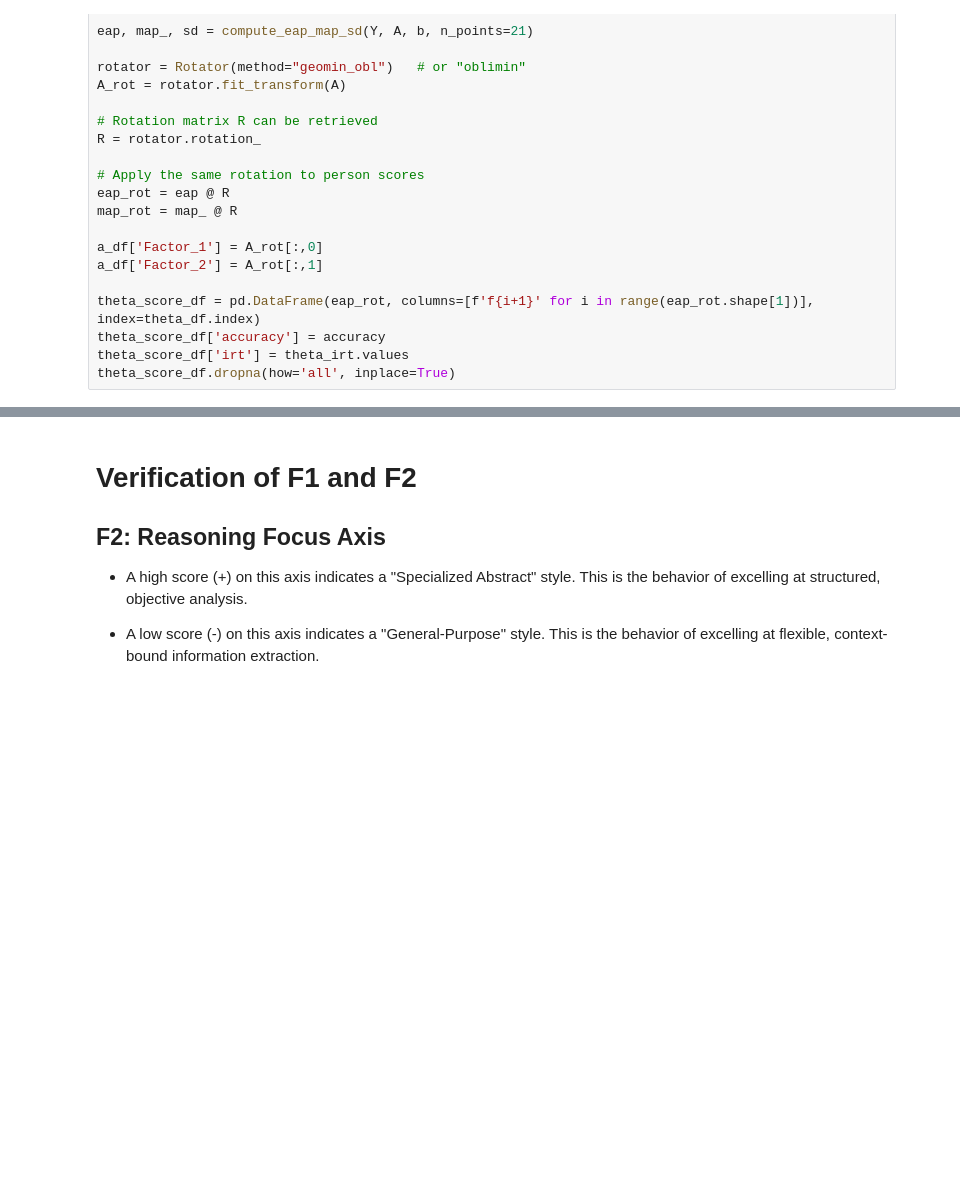
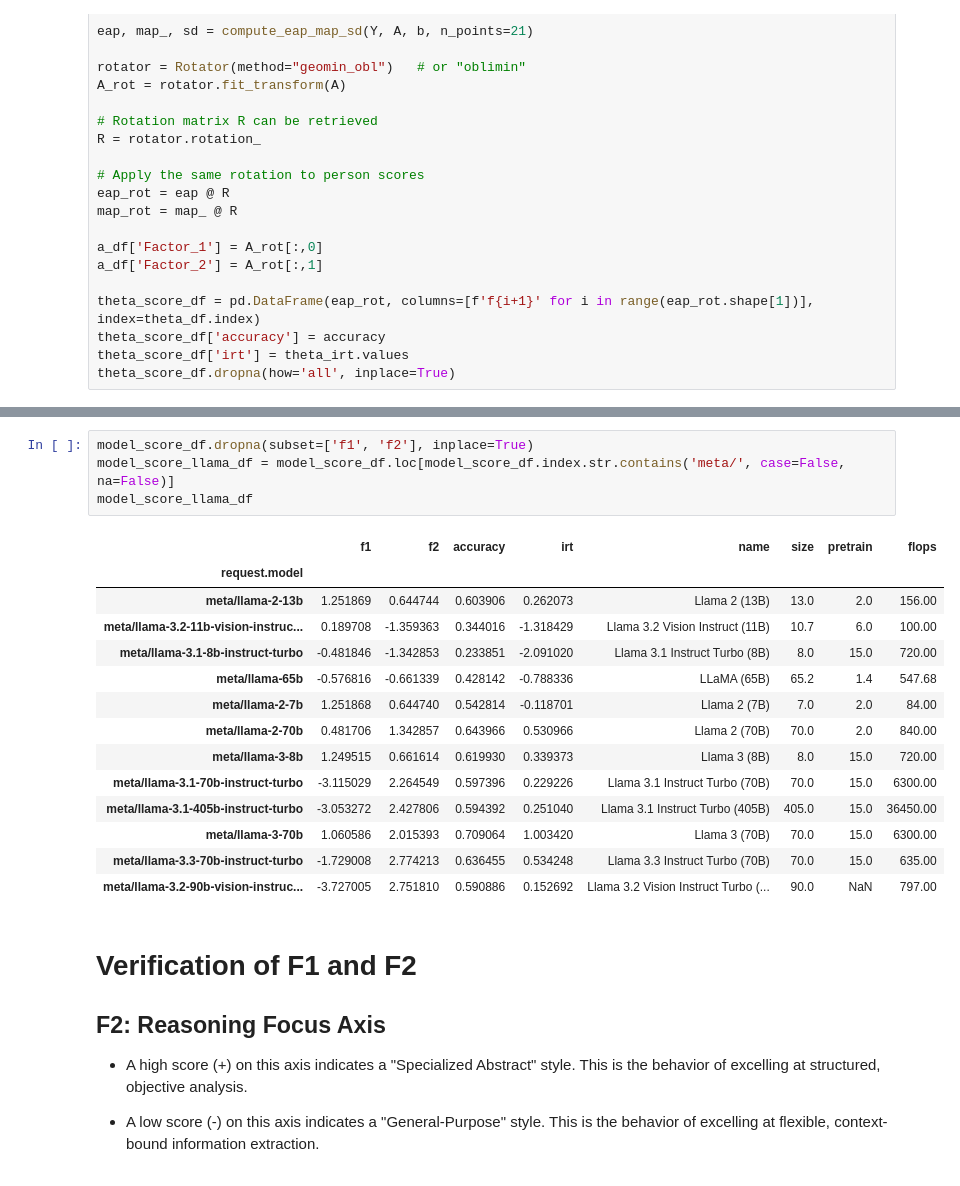
Before and after one commit to ronanhansel/reeval-multi, a Jupyter notebook: mirt-official/calibration.ipynb, the cells around one changed output, grey strips where cells are left out. Drawn from its saved outputs; the diff is of its cells as text; blank space fills up the shorter version.

```diff
--- a/mirt-official/calibration.ipynb
+++ b/mirt-official/calibration.ipynb
@@ -827,3 +817,22 @@ plt.show()
+# %%
+model_score_df.dropna(subset=['f1', 'f2'], inplace=True)
+model_score_llama_df = model_score_df.loc[model_score_df.index.str.contains('meta/', case=False, na=False)]
+model_score_llama_df
+# %% [output]
+|  | f1 | f2 | accuracy | irt | name | size | pretrain | flops |
+| request.model |  |  |  |  |  |  |  |  |
+| meta/llama-2-13b | 1.251869 | 0.644744 | 0.603906 | 0.262073 | Llama 2 (13B) | 13.0 | 2.0 | 156.00 |
+| meta/llama-3.2-11b-vision-instruc... | 0.189708 | -1.359363 | 0.344016 | -1.318429 | Llama 3.2 Vision Instruct (11B) | 10.7 | 6.0 | 100.00 |
+| meta/llama-3.1-8b-instruct-turbo | -0.481846 | -1.342853 | 0.233851 | -2.091020 | Llama 3.1 Instruct Turbo (8B) | 8.0 | 15.0 | 720.00 |
+| meta/llama-65b | -0.576816 | -0.661339 | 0.428142 | -0.788336 | LLaMA (65B) | 65.2 | 1.4 | 547.68 |
+| meta/llama-2-7b | 1.251868 | 0.644740 | 0.542814 | -0.118701 | Llama 2 (7B) | 7.0 | 2.0 | 84.00 |
+| meta/llama-2-70b | 0.481706 | 1.342857 | 0.643966 | 0.530966 | Llama 2 (70B) | 70.0 | 2.0 | 840.00 |
+| meta/llama-3-8b | 1.249515 | 0.661614 | 0.619930 | 0.339373 | Llama 3 (8B) | 8.0 | 15.0 | 720.00 |
+| meta/llama-3.1-70b-instruct-turbo | -3.115029 | 2.264549 | 0.597396 | 0.229226 | Llama 3.1 Instruct Turbo (70B) | 70.0 | 15.0 | 6300.00 |
+| meta/llama-3.1-405b-instruct-turbo | -3.053272 | 2.427806 | 0.594392 | 0.251040 | Llama 3.1 Instruct Turbo (405B) | 405.0 | 15.0 | 36450.00 |
+| meta/llama-3-70b | 1.060586 | 2.015393 | 0.709064 | 1.003420 | Llama 3 (70B) | 70.0 | 15.0 | 6300.00 |
+| meta/llama-3.3-70b-instruct-turbo | -1.729008 | 2.774213 | 0.636455 | 0.534248 | Llama 3.3 Instruct Turbo (70B) | 70.0 | 15.0 | 635.00 |
+| meta/llama-3.2-90b-vision-instruc... | -3.727005 | 2.751810 | 0.590886 | 0.152692 | Llama 3.2 Vision Instruct Turbo (... | 90.0 | NaN | 797.00 |
 # %% [markdown]
 # Verification of F1 and F2
 
```
Also changed, not shown: parts of 17 cells of this notebook, 3 other files.
